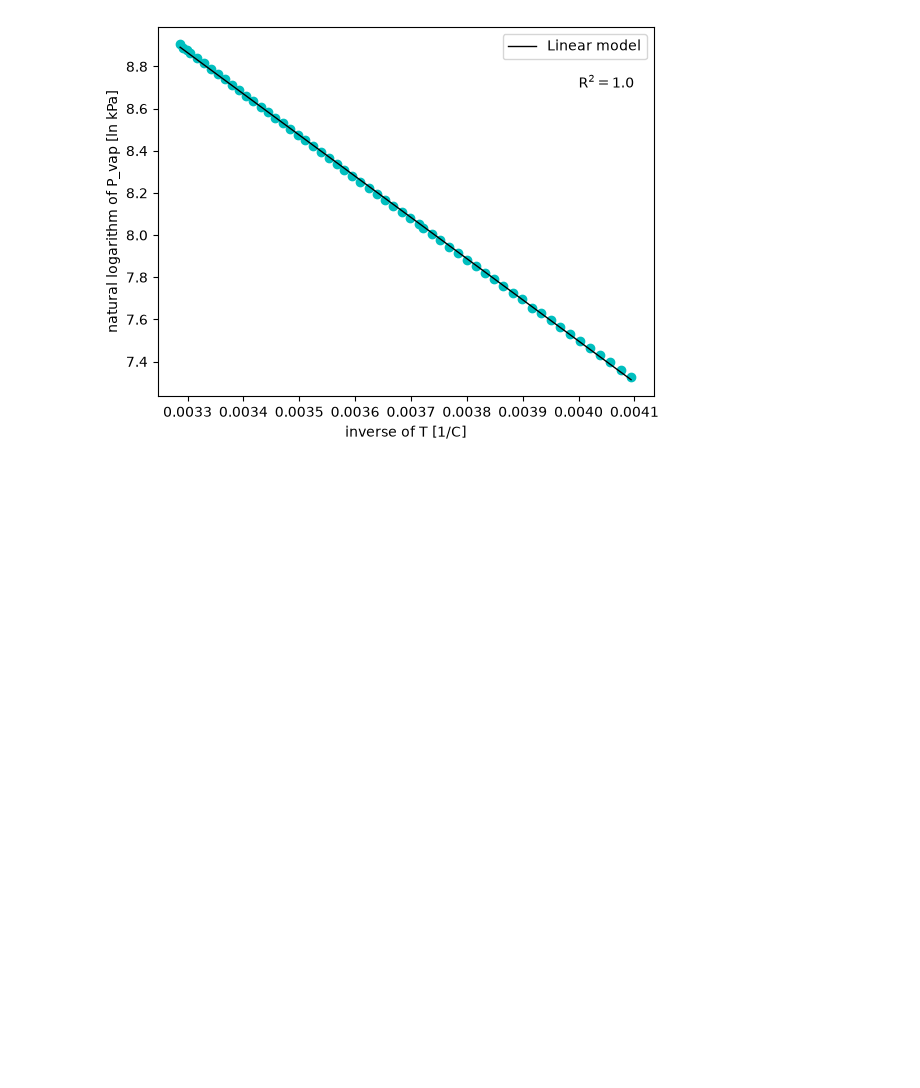
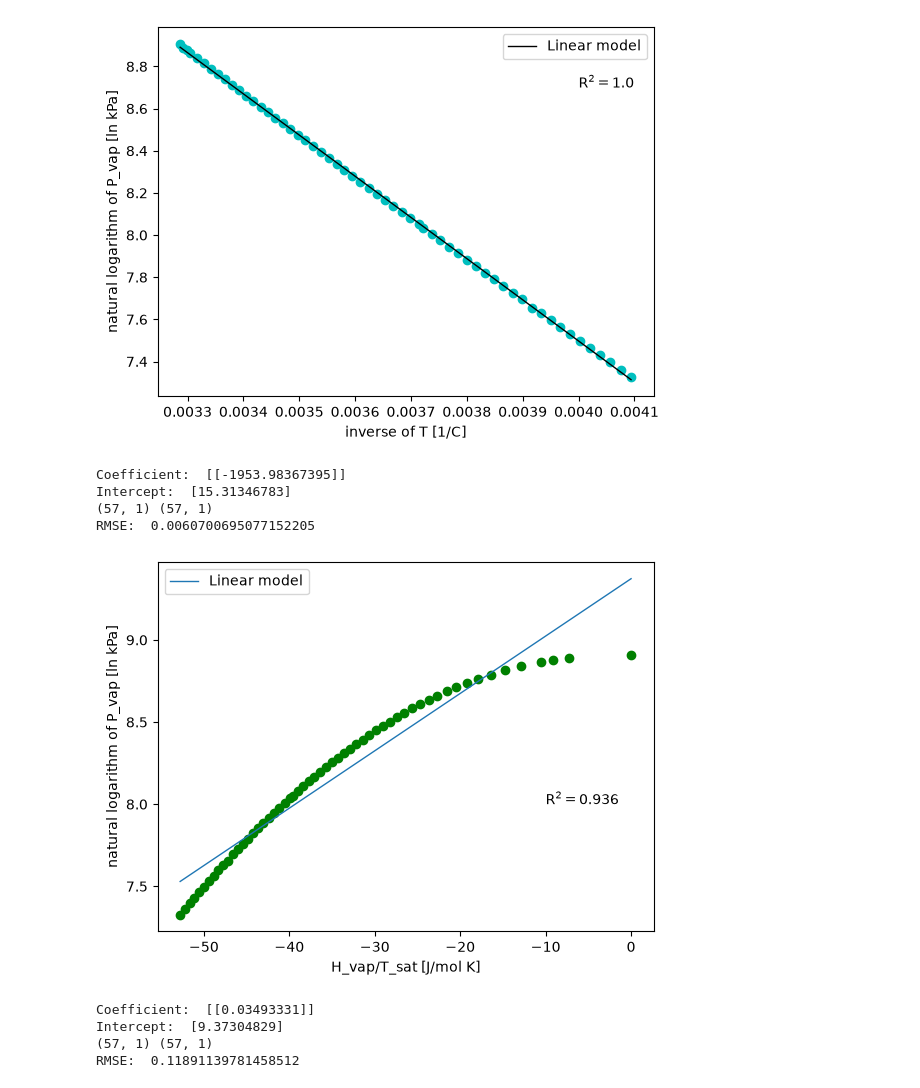
Before and after one commit to BoniYu/Deep-Neural-Network-for-VLE, a Jupyter notebook: notebook/eda.ipynb, the cells around one changed output. Drawn from its saved outputs; the diff is of its cells as text; code cells hidden in the pictures; blank space fills up the shorter version.

```diff
--- a/notebook/eda.ipynb
+++ b/notebook/eda.ipynb
@@ -118,3 +121,58 @@ plt.legend()
 plt.show()
 # %% [output]
 [figure]
+# %%
+print("Coefficient: ", linear_regression.coef_)
+print("Intercept: ", linear_regression.intercept_)
+
+y_hat = linear_regression.predict(inv_T)   # 57 predictions, one per real point
+print(y_hat.shape, ln_P.shape)              # both should be (57, 1)
+rmse = np.sqrt(mean_squared_error(ln_P, y_hat))
+print("RMSE: ", rmse)
+# %% [output]
+Coefficient:  [[-1953.98367395]]
+Intercept:  [15.31346783]
+(57, 1) (57, 1)
+RMSE:  0.0060700695077152205
+# %%
+# Lets look at Hvaps with CO2
+
+Hvaps = df["H_vap [J/g]"].to_numpy().reshape(-1,1)
+# Change the unit of Hvaps to J/mol by multiplying wit molecular weight
+mw_CO2 = 44.01 # g/mol
+Hvaps = Hvaps * mw_CO2 # unit = J/mol
+
+ln_P = np.log(Ps)
+neg_Hvaps_T = -Hvaps/(Ts + 273.15)
+
+lr_model_negH = LinearRegression().fit(neg_Hvaps_T, ln_P)
+
+x_pred = np.linspace(min(neg_Hvaps_T), max(neg_Hvaps_T), 100)
+y_pred = lr_model_negH.predict(x_pred)
+R2 = lr_model_negH.score(neg_Hvaps_T, ln_P)
+
+plt.figure
+plt.plot(neg_Hvaps_T, ln_P, 'co', color = "green")
+plt.plot(x_pred, y_pred, linewidth=1, label='Linear model')
+plt.text(-10, 8, 'R$^2 = $' + str(np.round(R2, 3)))
+plt.xlabel('H_vap/T_sat [J/mol K]')
+plt.ylabel('natural logarithm of P_vap [ln kPa]')
+plt.legend()
+plt.show()
+# %% [output]
+[figure, added]
+# %%
+from sklearn.metrics import mean_squared_error
+
+print("Coefficient: ", lr_model_negH.coef_)
+print("Intercept: ", lr_model_negH.intercept_)
+
+y_hat = lr_model_negH.predict(neg_Hvaps_T)   # 57 predictions, one per real point
+print(y_hat.shape, ln_P.shape)              # both should be (57, 1)
+rmse = np.sqrt(mean_squared_error(ln_P, y_hat))
+print("RMSE: ", rmse)
+# %% [output]
+Coefficient:  [[0.03493331]]
+Intercept:  [9.37304829]
+(57, 1) (57, 1)
+RMSE:  0.11891139781458512
```
Also changed, not shown: parts of 1 cell of this notebook, 3 other files.
